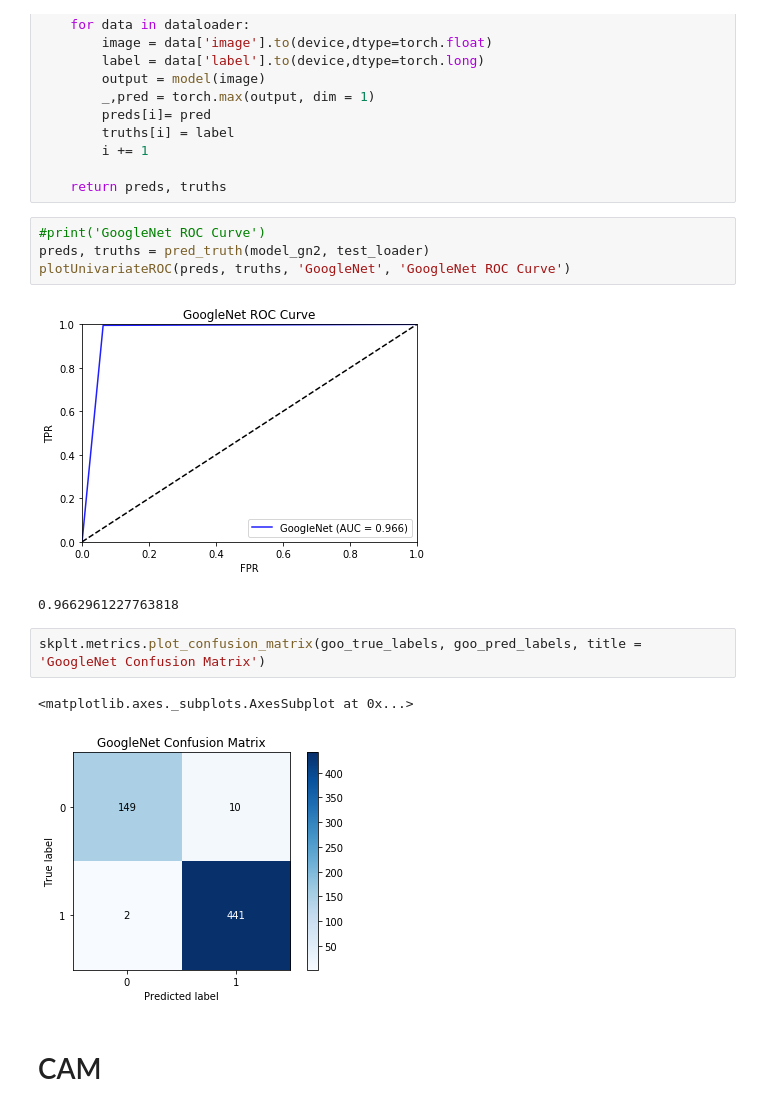
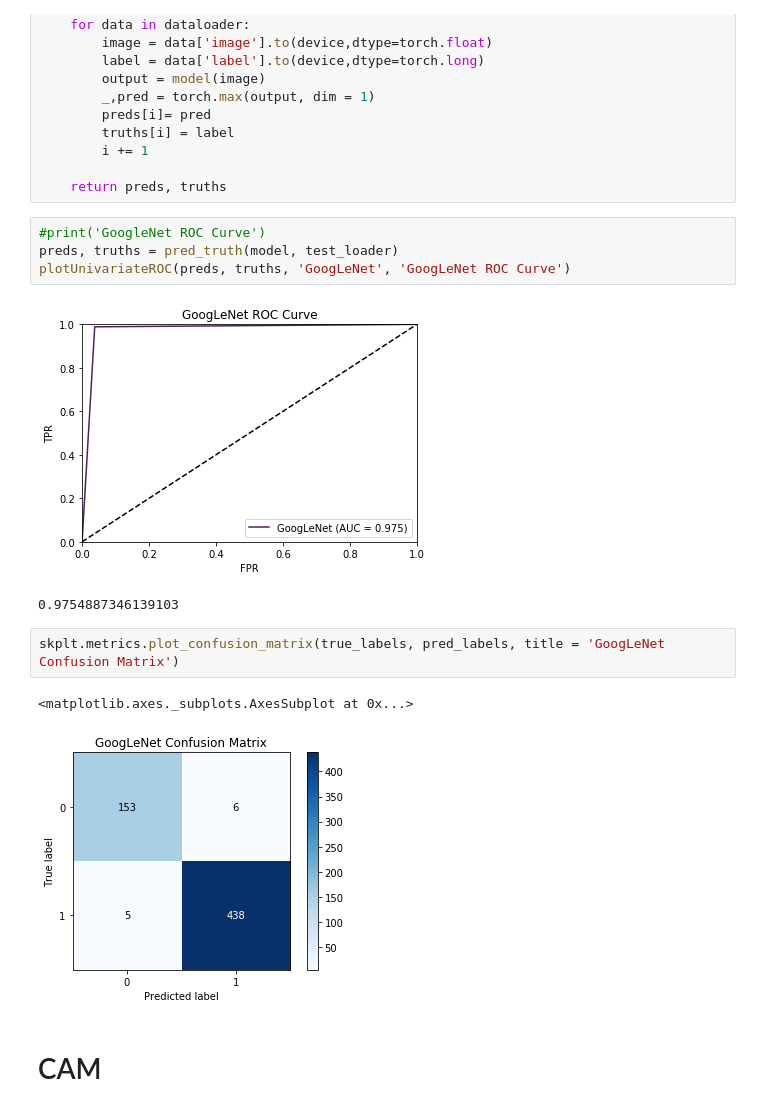
Before and after one commit to zyy2929/DeepLearningForMedicine, a Jupyter notebook: Code/visualization.ipynb, the cells around one changed output. Drawn from its saved outputs; the diff is of its cells as text.

```diff
--- a/Code/visualization.ipynb
+++ b/Code/visualization.ipynb
@@ -238,15 +256,15 @@ def pred_truth(model, dataloader):
     return preds, truths
 # %%
 #print('GoogleNet ROC Curve')
-preds, truths = pred_truth(model_gn2, test_loader)
-plotUnivariateROC(preds, truths, 'GoogleNet', 'GoogleNet ROC Curve')
+preds, truths = pred_truth(model, test_loader)
+plotUnivariateROC(preds, truths, 'GoogLeNet', 'GoogLeNet ROC Curve')
 # %% [output]
-[figure, old version]
+[figure, new version]
-0.9662961227763818
+0.9754887346139103
 # %%
-skplt.metrics.plot_confusion_matrix(goo_true_labels, goo_pred_labels, title = 'GoogleNet Confusion Matrix')
+skplt.metrics.plot_confusion_matrix(true_labels, pred_labels, title = 'GoogLeNet Confusion Matrix')
 # %% [output]
 <matplotlib.axes._subplots.AxesSubplot at 0x...>
-[figure, old version]
+[figure, new version]
 # %% [markdown]
 # CAM
```
Also changed, not shown: parts of 6 cells of this notebook, 1 other file.
